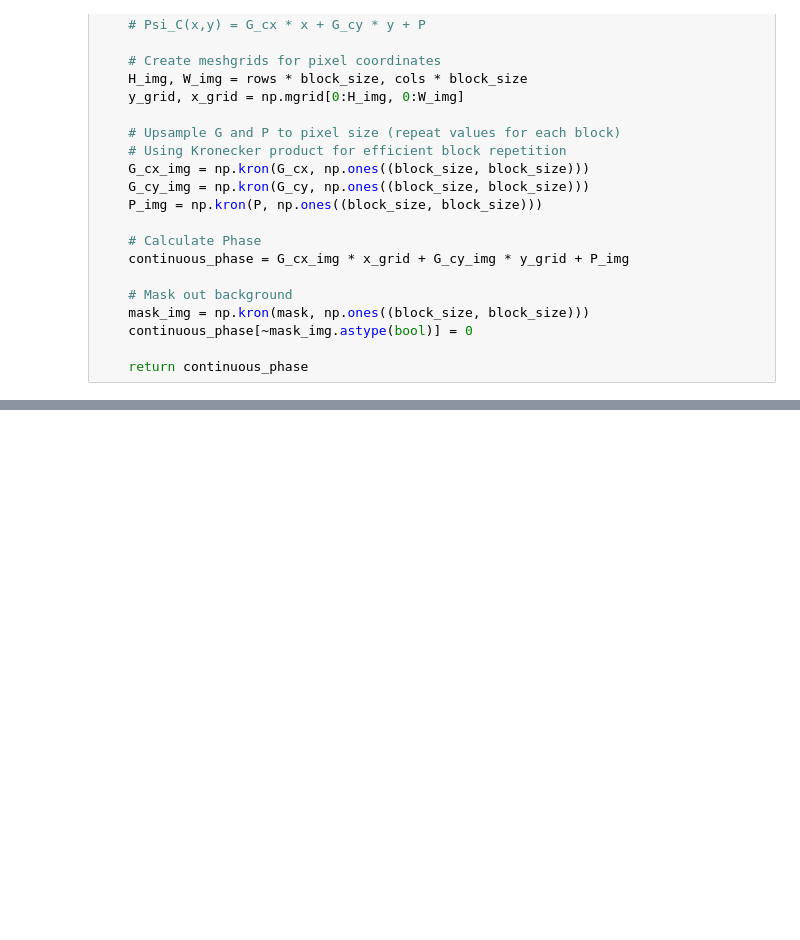
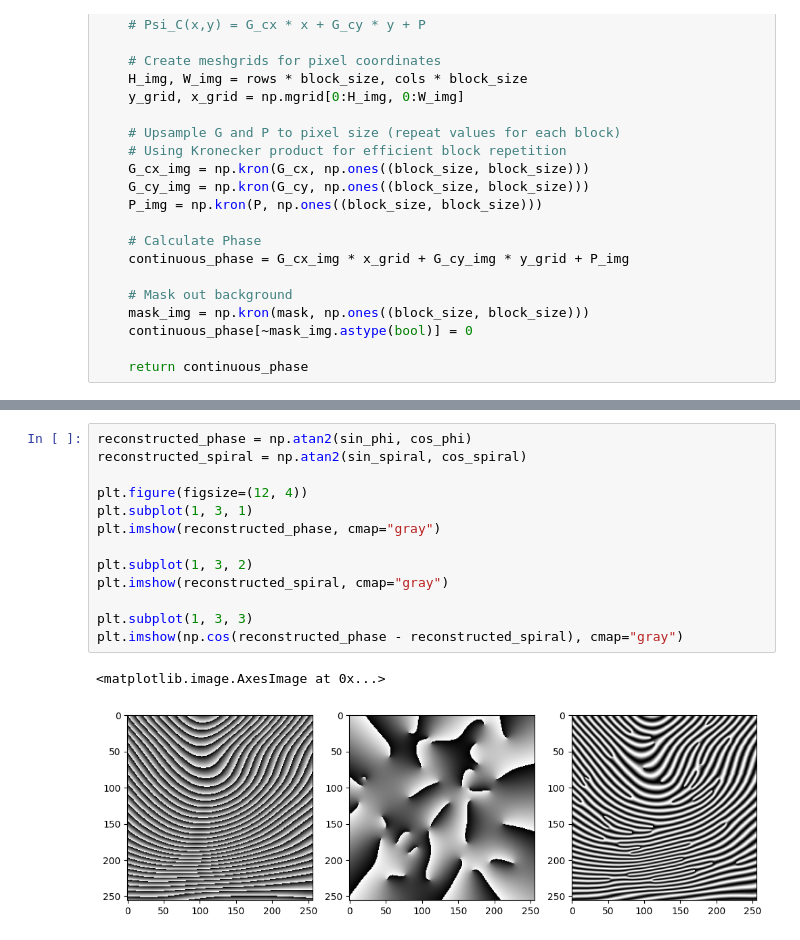
Before and after one commit to therealozp/fingerprint-generator, a Jupyter notebook: omap_to_phase.ipynb, the cells around one changed output, grey strips where cells are left out. Cells and saved outputs as stored; diff of their text form; blank space fills up the shorter version.

```diff
--- a/omap_to_phase.ipynb
+++ b/omap_to_phase.ipynb
@@ -375,0 +382,16 @@ plt.show()
+# %%
+reconstructed_phase = np.atan2(sin_phi, cos_phi)
+reconstructed_spiral = np.atan2(sin_spiral, cos_spiral)
+
+plt.figure(figsize=(12, 4))
+plt.subplot(1, 3, 1)
+plt.imshow(reconstructed_phase, cmap="gray")
+
+plt.subplot(1, 3, 2)
+plt.imshow(reconstructed_spiral, cmap="gray")
+
+plt.subplot(1, 3, 3)
+plt.imshow(np.cos(reconstructed_phase - reconstructed_spiral), cmap="gray")
+# %% [output]
+<matplotlib.image.AxesImage at 0x...>
+[figure, added]
```
Also changed, not shown: parts of 6 cells of this notebook, 1 other file.
